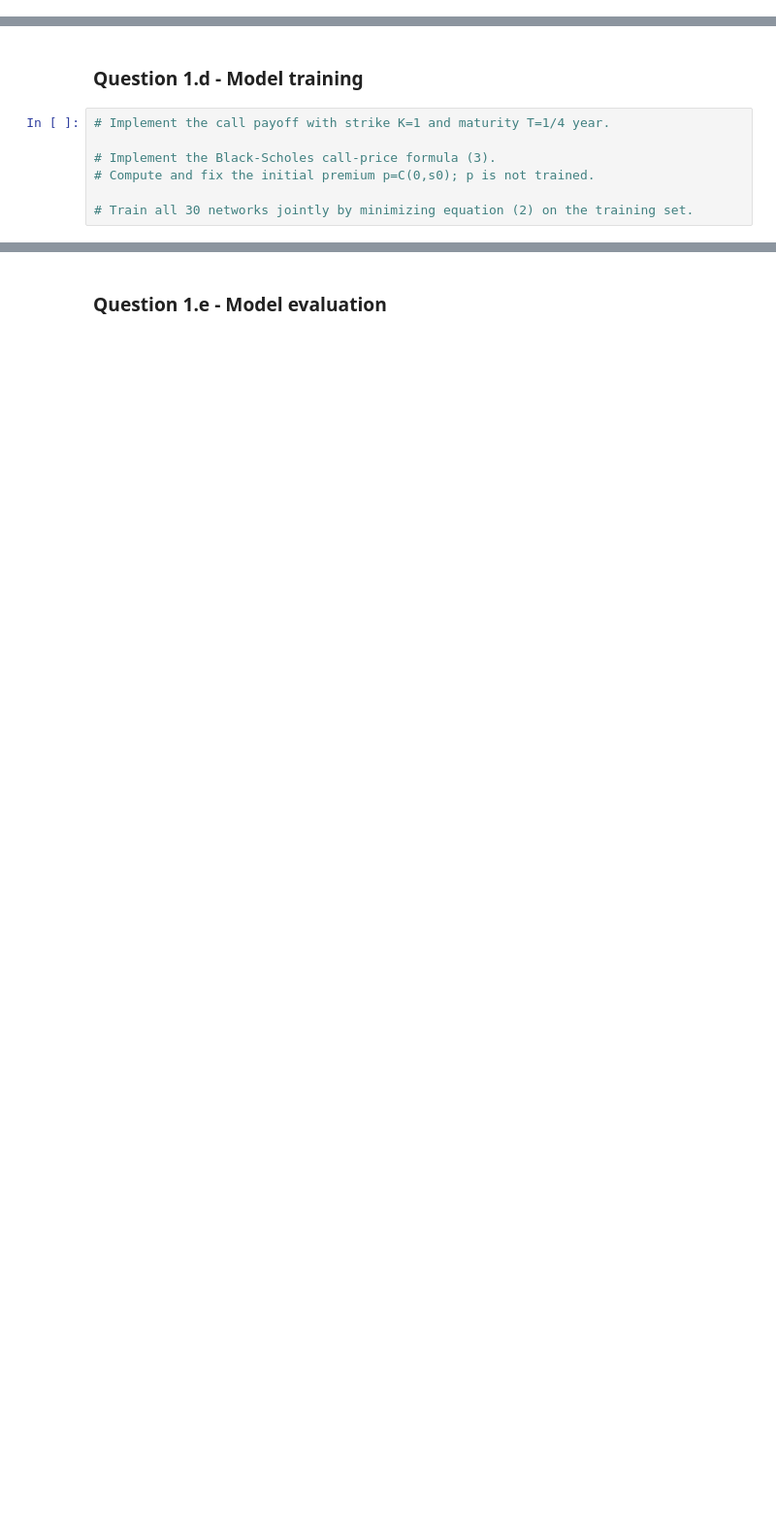
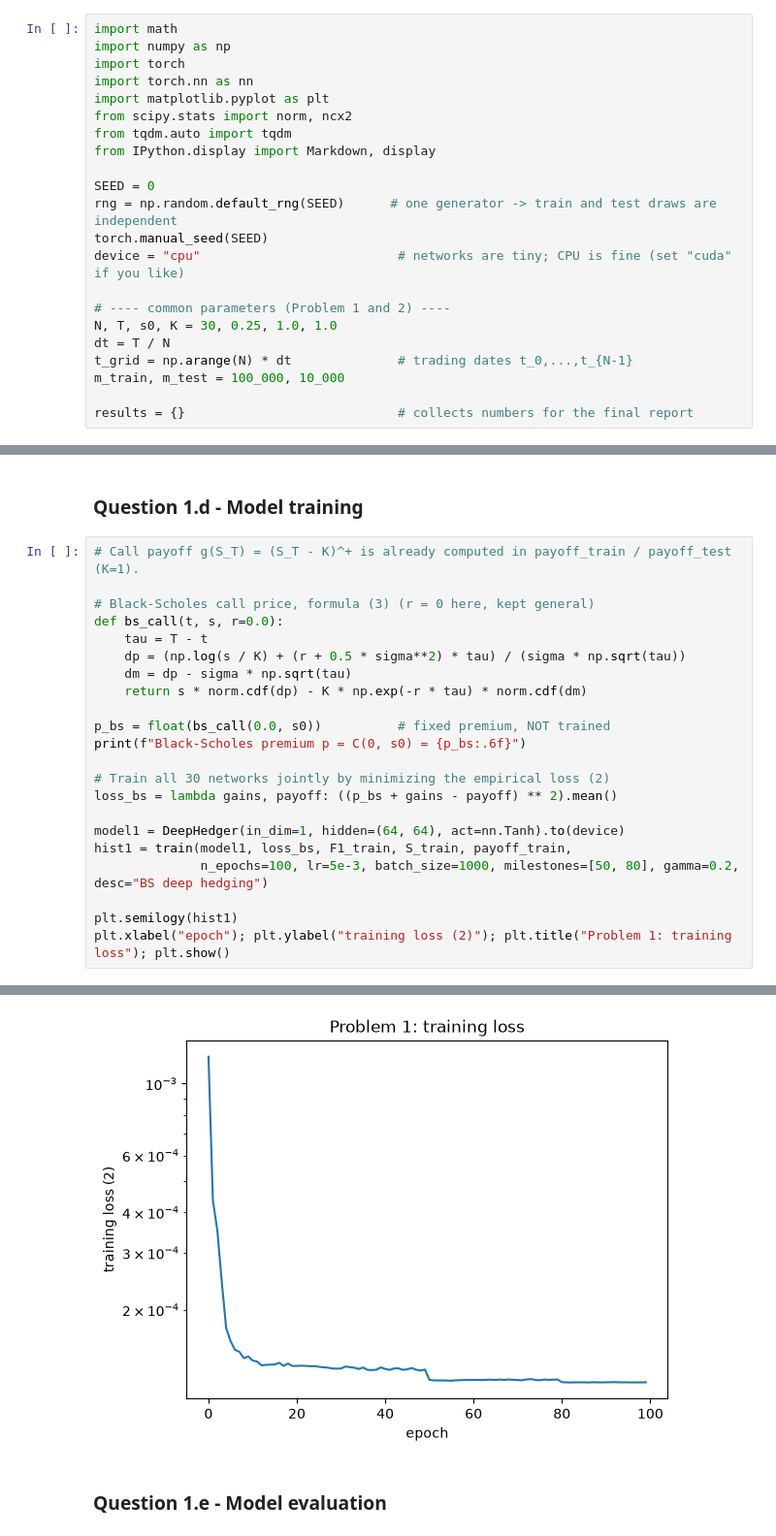
Before and after one commit to shangeethpoobalasingam/ML-for-Finance, a Jupyter notebook: Projet3/template3.ipynb, the cells around one changed output, grey strips where cells are left out. Shown at 97% size. Cells and saved outputs as stored; diff of their text form; blank space fills up the shorter version.

```diff
--- a/Projet3/template3.ipynb
+++ b/Projet3/template3.ipynb
@@ -11,6 +8,28 @@ When submitting your work, please follow closely the template below.
 Implement the models from scratch using PyTorch (you may adapt `demo.ipynb`) or TensorFlow. Do not use third-party repositories containing ready-made deep hedging implementations. One submission per team is enough.
 
 Make sure all requested results are visible in the executed notebook. A concise **Project Report** is required at the end of the notebook.
+# %%
+import math
+import numpy as np
+import torch
+import torch.nn as nn
+import matplotlib.pyplot as plt
+from scipy.stats import norm, ncx2
+from tqdm.auto import tqdm
+from IPython.display import Markdown, display
+
+SEED = 0
+rng = np.random.default_rng(SEED)      # one generator -> train and test draws are independent
+torch.manual_seed(SEED)
+device = "cpu"                          # networks are tiny; CPU is fine (set "cuda" if you like)
+
+# ---- common parameters (Problem 1 and 2) ----
+N, T, s0, K = 30, 0.25, 1.0, 1.0
+dt = T / N
+t_grid = np.arange(N) * dt              # trading dates t_0,...,t_{N-1}
+m_train, m_test = 100_000, 10_000
+
+results = {}                            # collects numbers for the final report
 # %% [markdown]
 # Exercise 1
 # %% [markdown]
@@ -39,9 +136,25 @@ Use Itô’s formula to check that $S_t=s_0\exp(\sigma W_t-\frac12\sigma^2t)$ so
 # %% [markdown]
 ### Question 1.d - Model training
 # %%
-# Implement the call payoff with strike K=1 and maturity T=1/4 year.
+# Call payoff g(S_T) = (S_T - K)^+ is already computed in payoff_train / payoff_test (K=1).
 
-# Implement the Black-Scholes call-price formula (3).
-# Compute and fix the initial premium p=C(0,s0); p is not trained.
+# Black-Scholes call price, formula (3) (r = 0 here, kept general)
+def bs_call(t, s, r=0.0):
+    tau = T - t
+    dp = (np.log(s / K) + (r + 0.5 * sigma**2) * tau) / (sigma * np.sqrt(tau))
+    dm = dp - sigma * np.sqrt(tau)
+    return s * norm.cdf(dp) - K * np.exp(-r * tau) * norm.cdf(dm)
 
-# Train all 30 networks jointly by minimizing equation (2) on the training set.
+p_bs = float(bs_call(0.0, s0))          # fixed premium, NOT trained
+print(f"Black-Scholes premium p = C(0, s0) = {p_bs:.6f}")
+
+# Train all 30 networks jointly by minimizing the empirical loss (2)
+loss_bs = lambda gains, payoff: ((p_bs + gains - payoff) ** 2).mean()
+
+model1 = DeepHedger(in_dim=1, hidden=(64, 64), act=nn.Tanh).to(device)
+hist1 = train(model1, loss_bs, F1_train, S_train, payoff_train,
+              n_epochs=100, lr=5e-3, batch_size=1000, milestones=[50, 80], gamma=0.2, desc="BS deep hedging")
+
+plt.semilogy(hist1)
+plt.xlabel("epoch"); plt.ylabel("training loss (2)"); plt.title("Problem 1: training loss"); plt.show()
+# %% [output]
@@ -48,3 +162,4 @@ Use Itô’s formula to check that $S_t=s_0\exp(\sigma W_t-\frac12\sigma^2t)$ so
+[figure, added]
 # %% [markdown]
 ### Question 1.e - Model evaluation
 # %%
```
Also changed, not shown: parts of 25 cells of this notebook.
